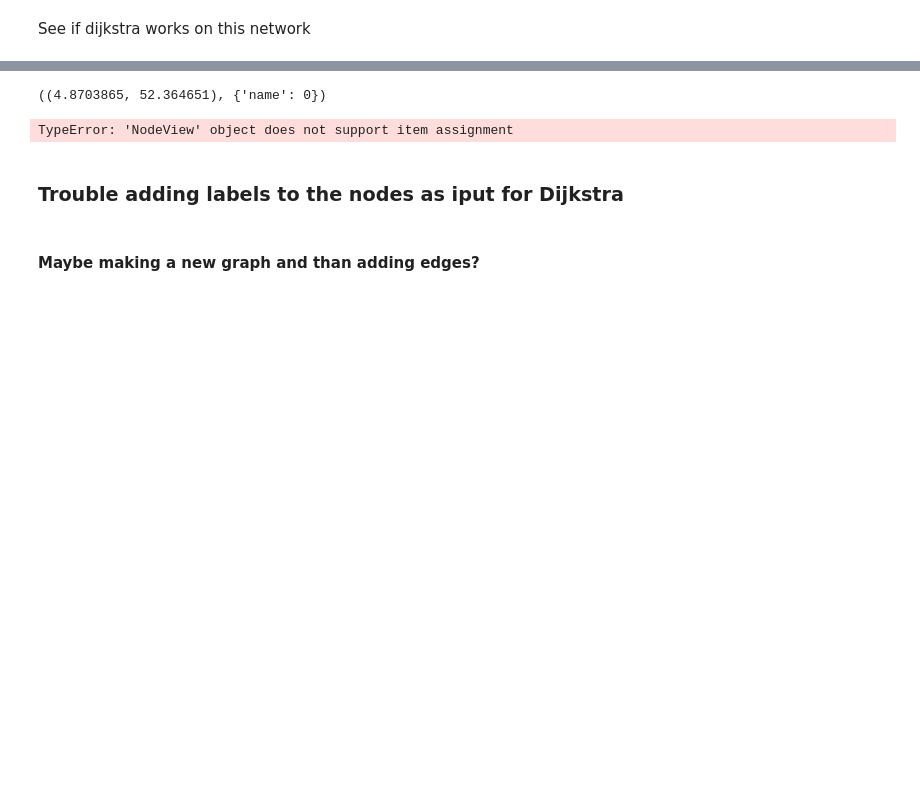
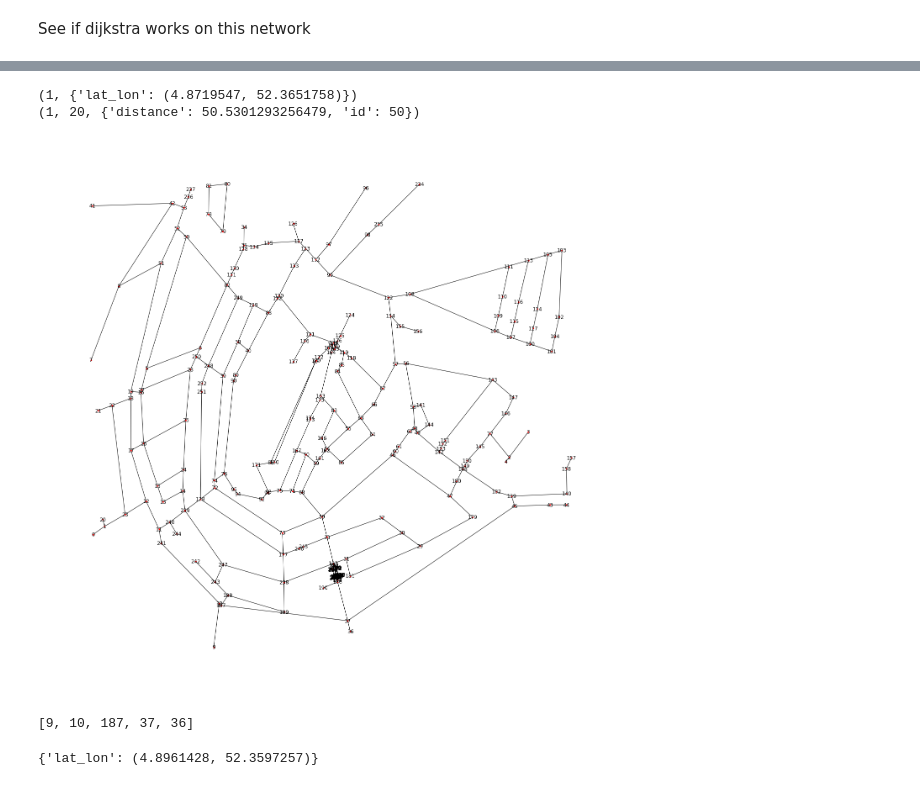
Before and after one commit to TUDelft-CITG/OpenTNSim, a Jupyter notebook: notebooks/Amsterdam_Network_Jupyter.ipynb, the cells around one changed output, grey strips where cells are left out. Drawn from its saved outputs; the diff is of its cells as text; code cells hidden in the pictures; blank space fills up the shorter version.

Commit message:
Working network with dijkstra's shortest path

```diff
--- a/notebooks/Amsterdam_Network_Jupyter.ipynb
+++ b/notebooks/Amsterdam_Network_Jupyter.ipynb
@@ -104,23 +38,29 @@ print (crossings[0])
-# %%
-c = list(weighted_G.nodes(data=True))
-j = 0
-for i in weighted_G.nodes:
-    weighted_G.node[i]['name']= j
-    j = j + 1
-print (c[0])
-# %% [output]
-((4.8703865, 52.364651), {'name': 0})
-# %%
-c = list(weighted_G.nodes(data=True))
-j = 0
-for i in weighted_G.nodes:
-    weighted_G.node[i] = j
-print (c[1])
-# %% [output]
-TypeError: 'NodeView' object does not support item assignment
-# %% [markdown]
-### Trouble adding labels to the nodes as iput for Dijkstra
+# %%
+G=nx.read_shp('/Users/JeroenvanderDoes/Dropbox/Studie/Master/Thesis/Onderwerpen/Programs/QGIS/waterways_amsterdam_bewerkt/edge_data_lengte.shp', simplify=True) # use simplify is true otherwise chart get shifted
+w_G = nx.Graph()
+lat_lon_to_index = {}
+for i, node in enumerate(G.nodes()): #adds nodes with label 1 till n nodes to the network.
+    w_G.add_node(i, lat_lon= node)
+    lat_lon_to_index[node] = i
+
+for edge in G.edges(data=True): # adds edges with attributes to the graph from shapefile according to the order in which the edges are ordered in the shapefile
+    w_G.add_edge(lat_lon_to_index[edge[0]], lat_lon_to_index[edge[1]], distance=edge[2]['cost'],id=edge[2]['edge_id'] )
+c =list(w_G.nodes(data = True))
+j = list(w_G.edges(data = True))
+
+print(c[1])
+print(j[1])
+# %% [output]
+(1, {'lat_lon': (4.8719547, 52.3651758)})
+(1, 20, {'distance': 50.5301293256479, 'id': 50})
+# %%
+h_G = nx.to_undirected(w_G)
+# %%
+plt.figure(figsize=(18,18))
+nx.draw(h_G, nx.get_node_attributes(h_G, 'lat_lon'), with_labels=True, node_size=7, font_size = 12)
+# %% [output]
+[figure, added]
 # %%
-print(nx.dijkstra_path(weighted_G, 2, 3 weight='cost'))
+print(nx.dijkstra_path(h_G, 9, 36, weight = 'distance'))
+# %% [output]
+[9, 10, 187, 37, 36]
-# %% [markdown]
-#### Maybe making a new graph and than adding edges?
@@ -139,0 +67,4 @@ plt.show
+# %%
+h_G.nodes[189]
+# %% [output]
+{'lat_lon': (4.8961428, 52.3597257)}
```
Also changed, not shown: parts of 15 cells of this notebook.
